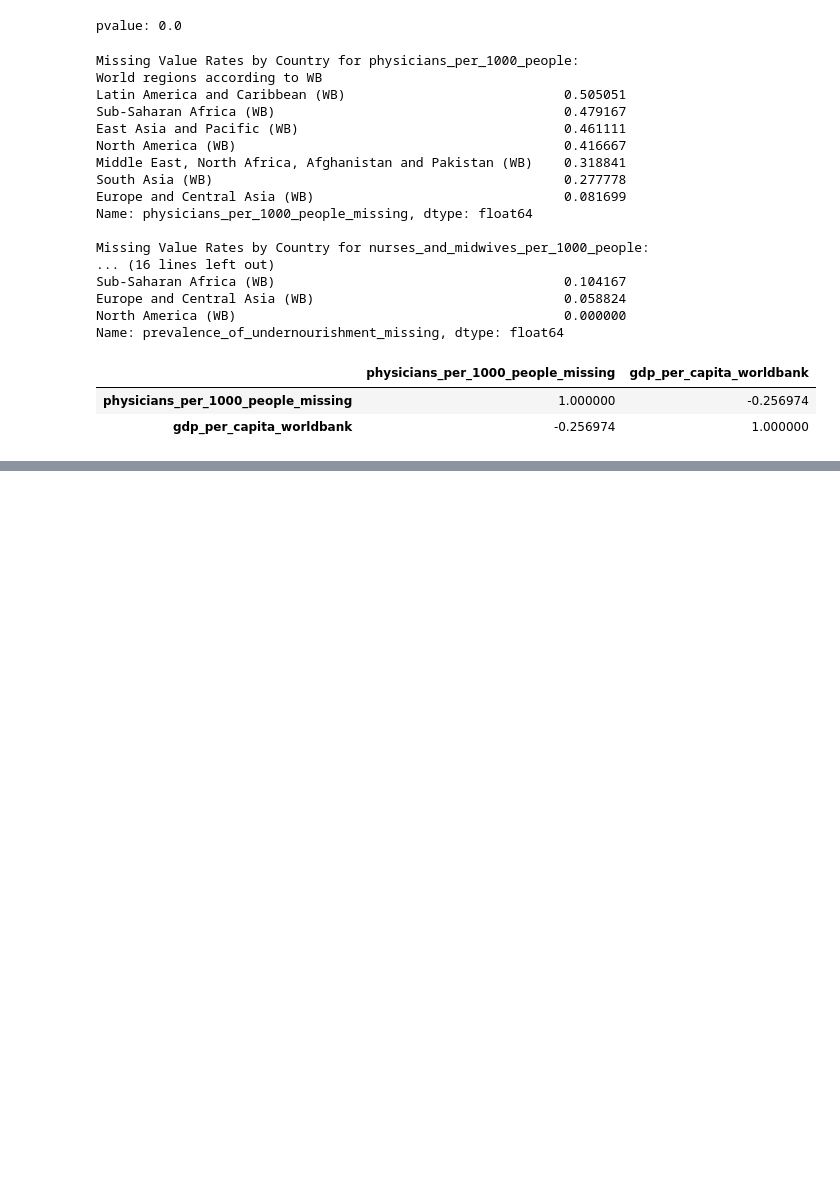
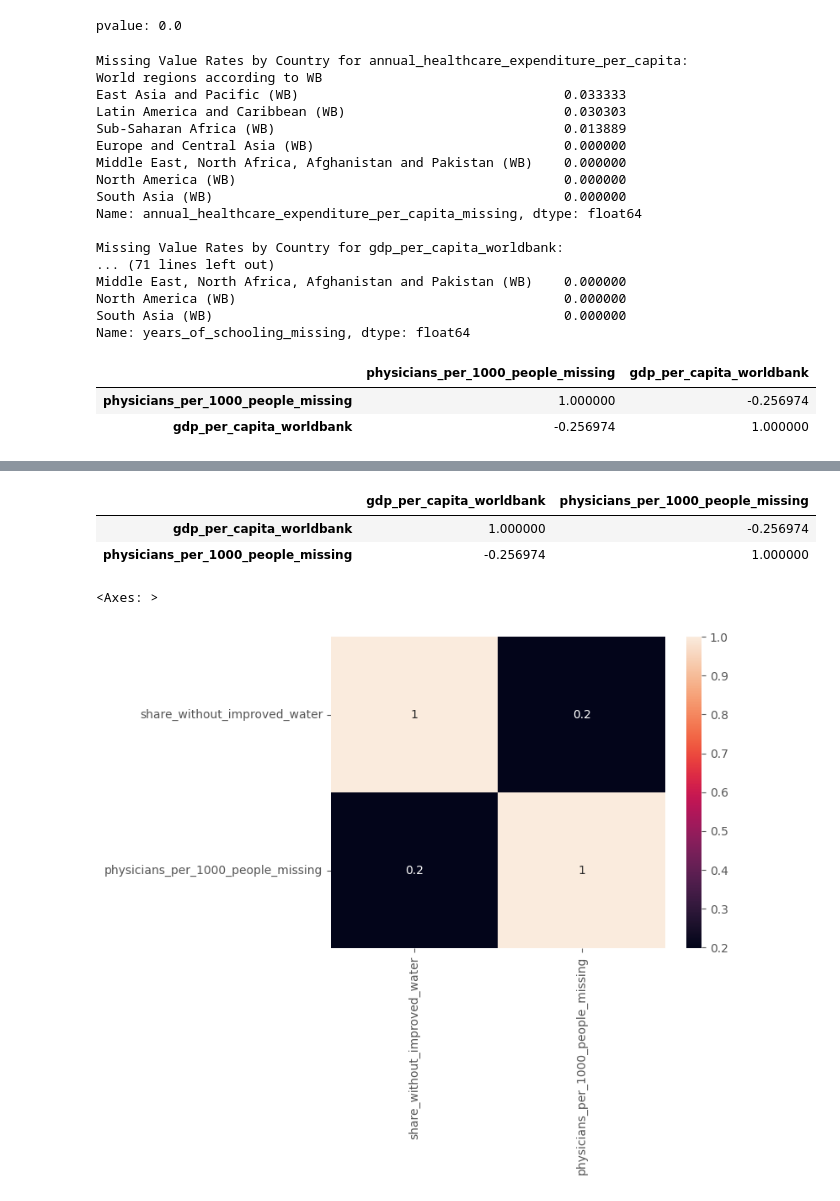
Before and after one commit to HamzahFayad/master_thesis_child_mortality, a Jupyter notebook: 01_notebooks/1_data_exploration.ipynb, the cells around one changed output, grey strips where cells are left out. Cells and saved outputs as stored; diff of their text form; code cells hidden in the pictures; blank space fills up the shorter version.

Commit message:
check missing value patterns #2

```diff
--- a/01_notebooks/1_data_exploration.ipynb
+++ b/01_notebooks/1_data_exploration.ipynb
@@ -30,6 +30,7 @@ plt.show()
 # %% [markdown]
 #### Child Mortality Rate per World Regions
 # %%
+world_regions = world_regions.drop(["entity", "year"], axis=1)
 df_wr = pd.merge(raw_merged_df, world_regions, on="Code", how="left")
 # %%
 numeric_cols = df_wr.select_dtypes(include=["float64"]).columns.tolist()
@@ -328,40 +331,39 @@ print(f"pvalue: { test_mcar.little_mcar_test(num_cols) }")
 pvalue: 0.0
 # %%
 #### Vermutung 2 - Daten sind MAR (Missing at Random)
-# für jede Spalte mit NaNs untersuchen, ob das Fehlen von anderen Variablen abhängt
+# für jede Spalte mit  NaNs untersuchen, ob das Fehlen von anderen Variablen abhängt
 mar_test = filtered_df_01.copy()
-mar_test = mar_test.reset_index()
+mar_test = mar_test.reset_index(drop=True)
 categ_df_wr = pd.merge(mar_test, world_regions, on="Code", how="left")
 
-def missing_rate_by_country(variable):
-    categ_df_wr[variable+"_missing"] = categ_df_wr[variable].isna().astype(int)
-    missing_by_country = categ_df_wr.groupby('World regions according to WB')[variable+"_missing"].mean()
-    print(f"\nMissing Value Rates by Country for {variable}:")
-    return missing_by_country.sort_values(ascending=False)
+def missing_rate_by_country():
+    for col in categ_df_wr.columns:
+        if categ_df_wr[col].isna().sum() > 0:
+            categ_df_wr[col+"_missing"] = categ_df_wr[col].isna().astype(int)
+            missing_by_country = categ_df_wr.groupby('World regions according to WB')[col+"_missing"].mean()
+            print(f"\nMissing Value Rates by Country for {col}:")
+            print(missing_by_country.sort_values(ascending=False))
 
-#Fokus auf 3 columns mit höchste NaNs Anzahl
 # missing rate varrierert zwischen Regionen
-print(missing_rate_by_country("physicians_per_1000_people"))
-print(missing_rate_by_country("nurses_and_midwives_per_1000_people"))
-print(missing_rate_by_country("prevalence_of_undernourishment"))
+missing_rate_by_country()
 # %% [output]
-Missing Value Rates by Country for physicians_per_1000_people:
+Missing Value Rates by Country for annual_healthcare_expenditure_per_capita:
 World regions according to WB
-Latin America and Caribbean (WB)                            0.505051
-Sub-Saharan Africa (WB)                                     0.479167
-East Asia and Pacific (WB)                                  0.461111
-North America (WB)                                          0.416667
-Middle East, North Africa, Afghanistan and Pakistan (WB)    0.318841
-South Asia (WB)                                             0.277778
-Europe and Central Asia (WB)                                0.081699
-Name: physicians_per_1000_people_missing, dtype: float64
+East Asia and Pacific (WB)                                  0.033333
+Latin America and Caribbean (WB)                            0.030303
+Sub-Saharan Africa (WB)                                     0.013889
+Europe and Central Asia (WB)                                0.000000
+Middle East, North Africa, Afghanistan and Pakistan (WB)    0.000000
+North America (WB)                                          0.000000
+South Asia (WB)                                             0.000000
+Name: annual_healthcare_expenditure_per_capita_missing, dtype: float64
 
-Missing Value Rates by Country for nurses_and_midwives_per_1000_people:
-... (16 lines left out)
-Sub-Saharan Africa (WB)                                     0.104167
-Europe and Central Asia (WB)                                0.058824
+Missing Value Rates by Country for gdp_per_capita_worldbank:
+... (71 lines left out)
+Middle East, North Africa, Afghanistan and Pakistan (WB)    0.000000
 North America (WB)                                          0.000000
-Name: prevalence_of_undernourishment_missing, dtype: float64
+South Asia (WB)                                             0.000000
+Name: years_of_schooling_missing, dtype: float64
 # %%
 #moderate negative correlation (the higher the gdp, the less likely physicians column is missing)
 categ_df_wr[['physicians_per_1000_people_missing', 'gdp_per_capita_worldbank']].corr()
@@ -375,3 +377,10 @@ categ_df_wr[['nurses_and_midwives_per_1000_people_missing', 'gdp_per_capita_worl
 |  | nurses_and_midwives_per_1000_peop... | gdp_per_capita_worldbank |
 | nurses_and_midwives_per_1000_peop... | 1.000000 | -0.212474 |
 | gdp_per_capita_worldbank | -0.212474 | 1.000000 |
+# %%
+missing_vs_variable = categ_df_wr[["gdp_per_capita_worldbank", "physicians_per_1000_people_missing"]].corr()
+missing_vs_variable
+# %% [output]
+|  | gdp_per_capita_worldbank | physicians_per_1000_people_missing |
+| gdp_per_capita_worldbank | 1.000000 | -0.256974 |
+| physicians_per_1000_people_missing | -0.256974 | 1.000000 |
@@ -377,0 +403,5 @@ categ_df_wr[['nurses_and_midwives_per_1000_people_missing', 'gdp_per_capita_worl
+# %%
+sns.heatmap(categ_df_wr[["share_without_improved_water", "physicians_per_1000_people_missing"]].corr(), annot=True)
+# %% [output]
+<Axes: >
+[figure, added]
```
Also changed, not shown: parts of 3 cells of this notebook, 1 other file.
